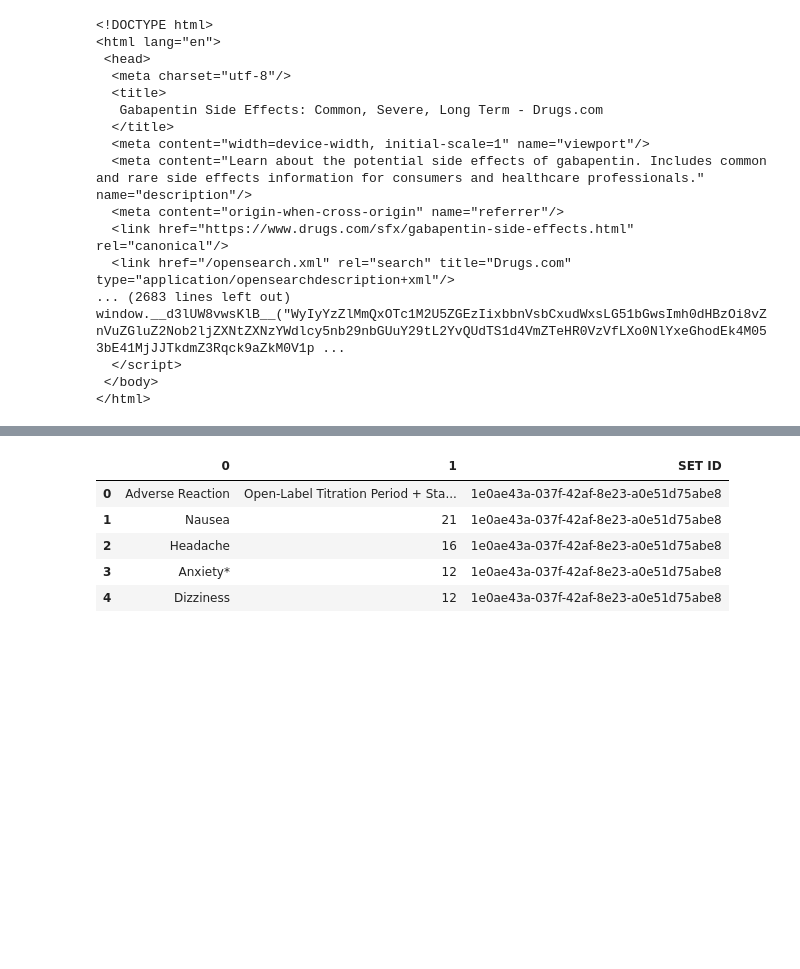
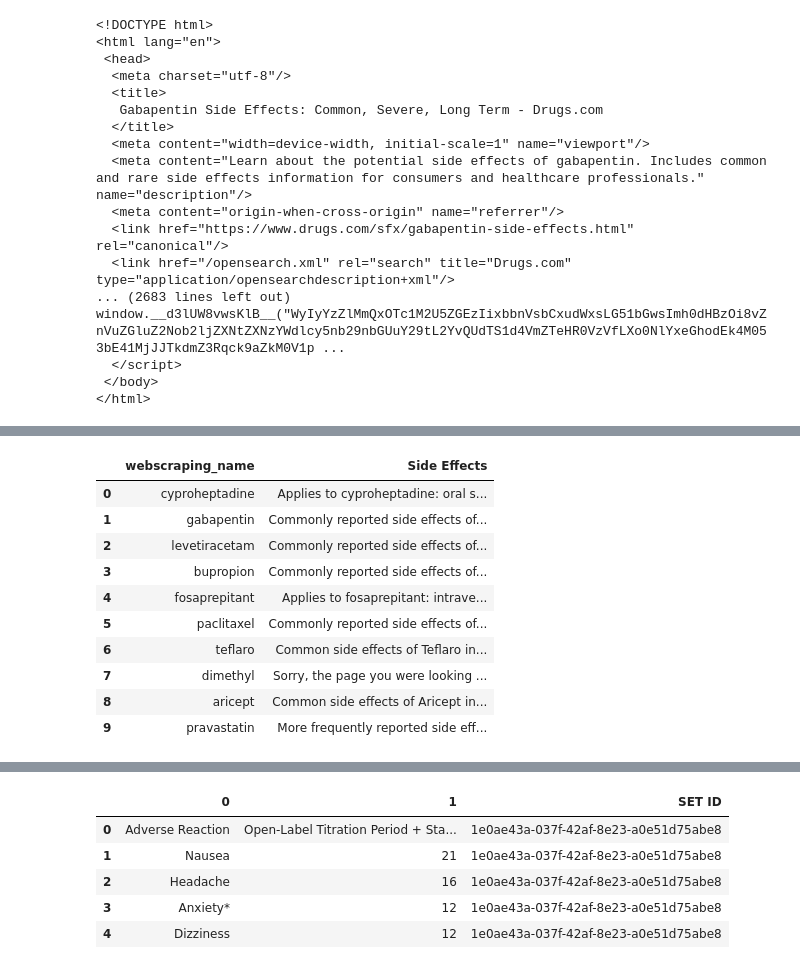
Before and after one commit to jacob-parks98/Smart_MAR, a Jupyter notebook: Smart_MAR.ipynb, the cells around one changed output, grey strips where cells are left out. Cells and saved outputs as stored; diff of their text form; code cells hidden in the pictures; blank space fills up the shorter version.

```diff
--- a/Smart_MAR.ipynb
+++ b/Smart_MAR.ipynb
@@ -162,0 +235,14 @@ for spl in ['1e0ae43a-037f-42af-8e23-a0e51d75abe8','94d13f48-fbca-67b4-e053-2995
+# %%
+sfx_df
+# %% [output]
+|  | webscraping_name | Side Effects |
+| 0 | cyproheptadine | Applies to cyproheptadine: oral s... |
+| 1 | gabapentin | Commonly reported side effects of... |
+| 2 | levetiracetam | Commonly reported side effects of... |
+| 3 | bupropion | Commonly reported side effects of... |
+| 4 | fosaprepitant | Applies to fosaprepitant: intrave... |
+| 5 | paclitaxel | Commonly reported side effects of... |
+| 6 | teflaro | Common side effects of Teflaro in... |
+| 7 | dimethyl | Sorry, the page you were looking ... |
+| 8 | aricept | Common side effects of Aricept in... |
+| 9 | pravastatin | More frequently reported side eff... |
```
Also changed, not shown: parts of 51 cells of this notebook.
